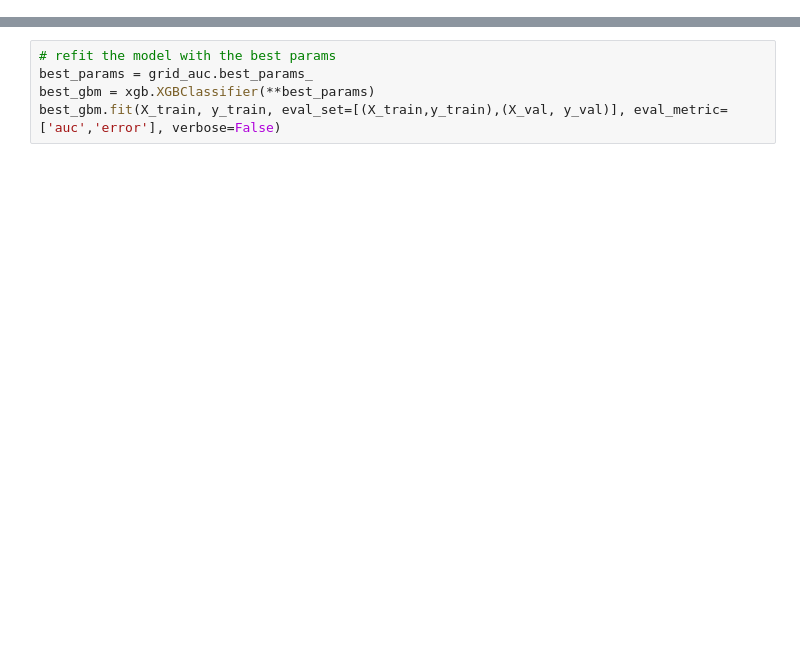
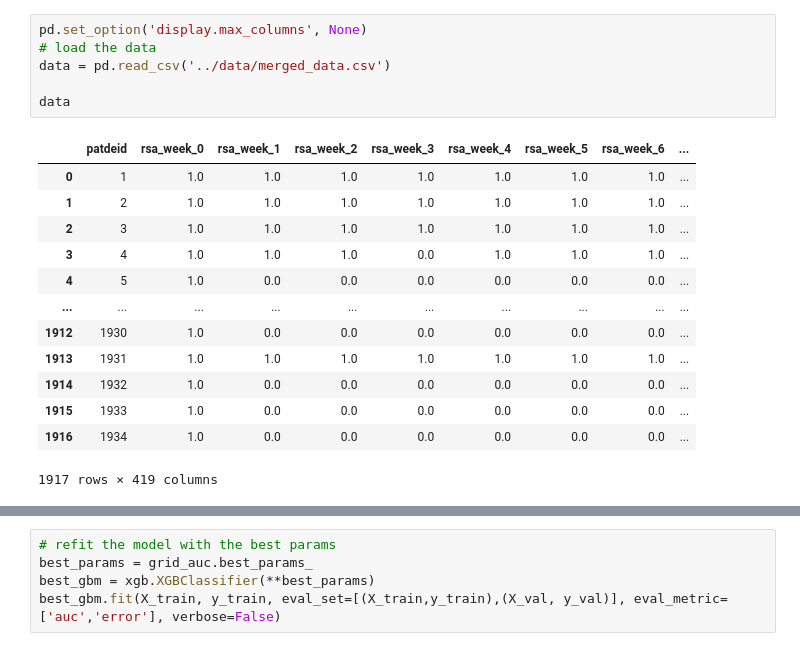
Before and after one commit to DanHerman212/precision_medicine, a Jupyter notebook: code/4_data_modeling.ipynb, the cells around one changed output, grey strips where cells are left out. Drawn from its saved outputs; the diff is of its cells as text; blank space fills up the shorter version.

Commit message:
updated pipelines and data modeling workflow

```diff
--- a/code/4_data_modeling.ipynb
+++ b/code/4_data_modeling.ipynb
@@ -415,0 +15,20 @@ print("Highest ROC AUC found: ", grid_auc.best_score_)
+# %%
+pd.set_option('display.max_columns', None)
+# load the data
+data = pd.read_csv('../data/merged_data.csv')
+
+data
+# %% [output]
+|  | patdeid | rsa_week_0 | rsa_week_1 | rsa_week_2 | rsa_week_3 | rsa_week_4 | rsa_week_5 | rsa_week_6 | ... |
+| 0 | 1 | 1.0 | 1.0 | 1.0 | 1.0 | 1.0 | 1.0 | 1.0 | ... |
+| 1 | 2 | 1.0 | 1.0 | 1.0 | 1.0 | 1.0 | 1.0 | 1.0 | ... |
+| 2 | 3 | 1.0 | 1.0 | 1.0 | 1.0 | 1.0 | 1.0 | 1.0 | ... |
+| 3 | 4 | 1.0 | 1.0 | 1.0 | 0.0 | 1.0 | 1.0 | 1.0 | ... |
+| 4 | 5 | 1.0 | 0.0 | 0.0 | 0.0 | 0.0 | 0.0 | 0.0 | ... |
+| ... | ... | ... | ... | ... | ... | ... | ... | ... | ... |
+| 1912 | 1930 | 1.0 | 0.0 | 0.0 | 0.0 | 0.0 | 0.0 | 0.0 | ... |
+| 1913 | 1931 | 1.0 | 1.0 | 1.0 | 1.0 | 1.0 | 1.0 | 1.0 | ... |
+| 1914 | 1932 | 1.0 | 0.0 | 0.0 | 0.0 | 0.0 | 0.0 | 0.0 | ... |
+| 1915 | 1933 | 1.0 | 0.0 | 0.0 | 0.0 | 0.0 | 0.0 | 0.0 | ... |
+| 1916 | 1934 | 1.0 | 0.0 | 0.0 | 0.0 | 0.0 | 0.0 | 0.0 | ... |
+1917 rows × 419 columns
```
Also changed, not shown: parts of 54 cells of this notebook, 2 other files.
